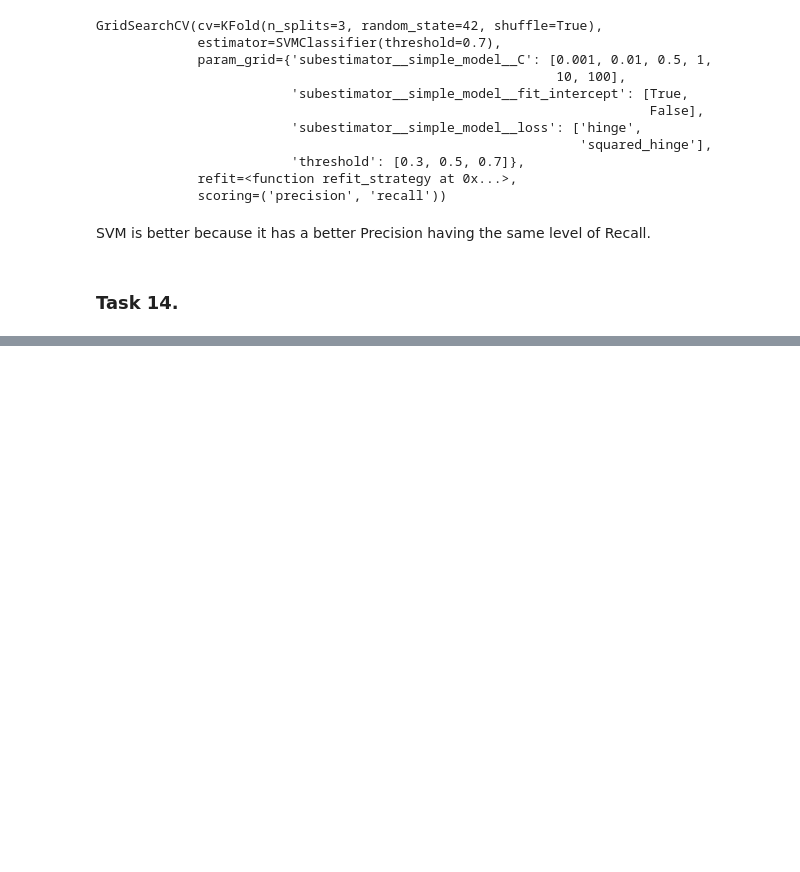
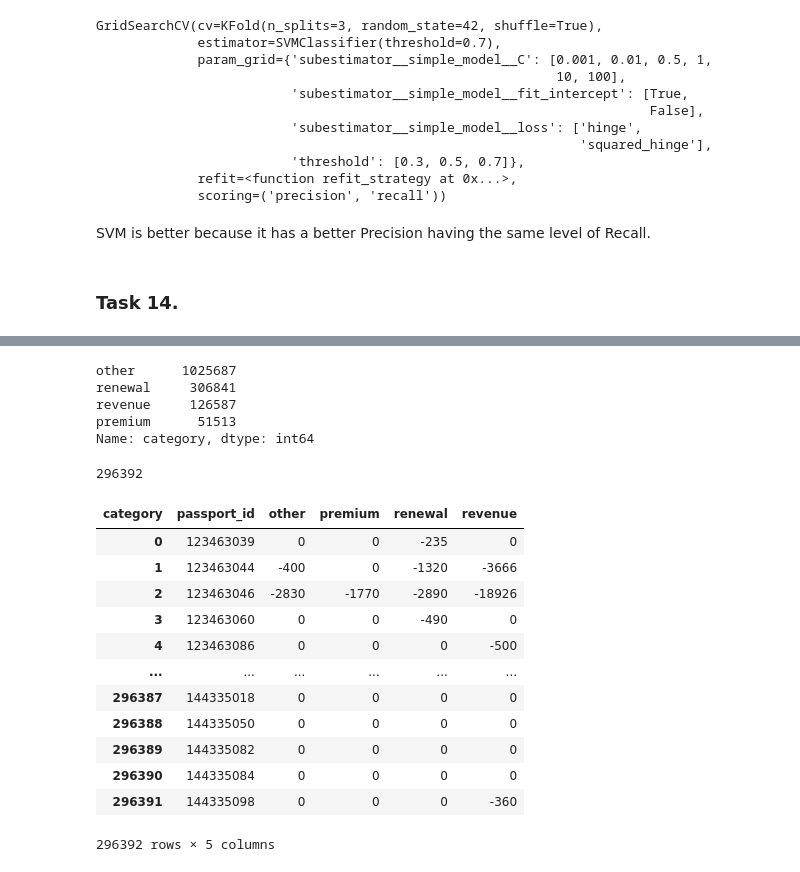
Before and after one commit to nktnlx/advanced_data_analysis_course, a Jupyter notebook: 04_ml/03_classification.ipynb, the cells around one changed output, grey strips where cells are left out. Drawn from its saved outputs; the diff is of its cells as text; code cells hidden in the pictures; blank space fills up the shorter version.

```diff
--- a/04_ml/03_classification.ipynb
+++ b/04_ml/03_classification.ipynb
@@ -754,0 +771,2 @@ SVM is better because it has a better Precision having the same level of Recall.
+# %%
+result = client.execute(query)
@@ -754,0 +777,5 @@ SVM is better because it has a better Precision having the same level of Recall.
+# %%
+df_transactions = pd.DataFrame(result,
+                  columns=['passport_id', 'transaction_type', 'amount'])
+
+df_transactions.head()
@@ -754,0 +789,5 @@ SVM is better because it has a better Precision having the same level of Recall.
+# %%
+df_transactions['category'] = df_transactions['transaction_type'].apply(lambda x: 'revenue' if x in ('basic sale', 'fast sale', 'quick sale')
+                                                            else ('renewal' if x in ('renewal', 'archived renewal', 'automatic renewal')
+                                                                else ('premium' if x in ('premium', 'premium weekly')
+                                                                    else 'other')))
@@ -754,0 +803,31 @@ SVM is better because it has a better Precision having the same level of Recall.
+# %%
+df_transactions.category.value_counts()
+# %% [output]
+other      1025687
+renewal     306841
+revenue     126587
+premium      51513
+Name: category, dtype: int64
+# %%
+df_transactions.passport_id.nunique()
+# %% [output]
+296392
+# %%
+transactions_pivot = df_transactions.pivot_table(index='passport_id', columns='category', values='amount',
+                            aggfunc='sum',fill_value=0).reset_index()
+# %%
+transactions_pivot
+# %% [output]
+| category | passport_id | other | premium | renewal | revenue |
+| 0 | 123463039 | 0 | 0 | -235 | 0 |
+| 1 | 123463044 | -400 | 0 | -1320 | -3666 |
+| 2 | 123463046 | -2830 | -1770 | -2890 | -18926 |
+| 3 | 123463060 | 0 | 0 | -490 | 0 |
+| 4 | 123463086 | 0 | 0 | 0 | -500 |
+| ... | ... | ... | ... | ... | ... |
+| 296387 | 144335018 | 0 | 0 | 0 | 0 |
+| 296388 | 144335050 | 0 | 0 | 0 | 0 |
+| 296389 | 144335082 | 0 | 0 | 0 | 0 |
+| 296390 | 144335084 | 0 | 0 | 0 | 0 |
+| 296391 | 144335098 | 0 | 0 | 0 | -360 |
+296392 rows × 5 columns
```
Also changed, not shown: parts of 34 cells of this notebook.
